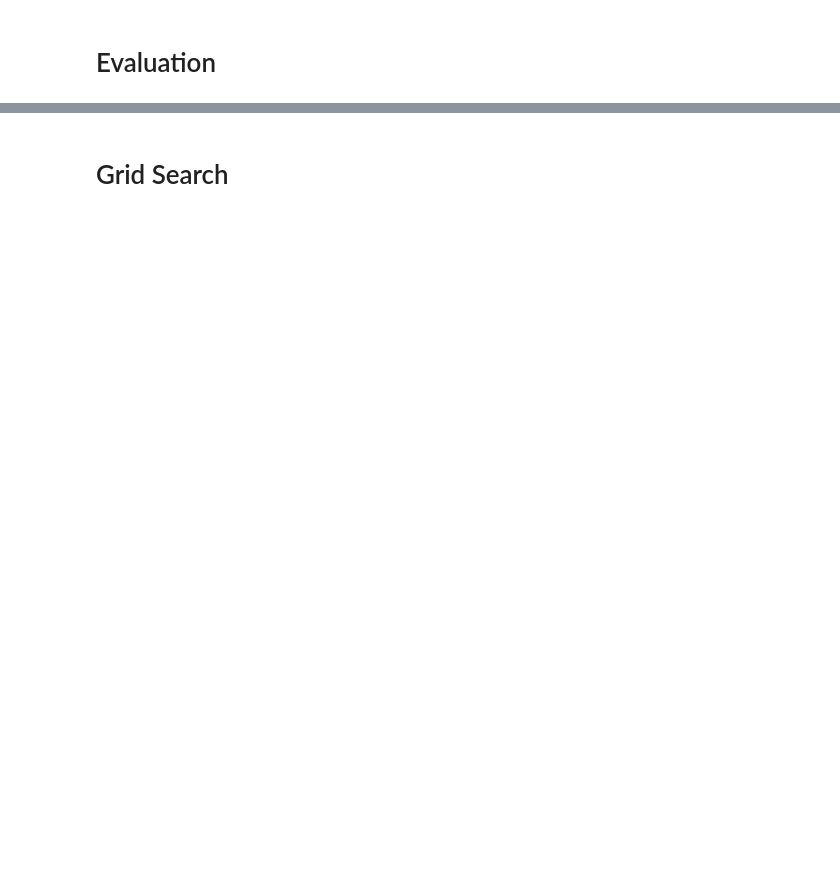
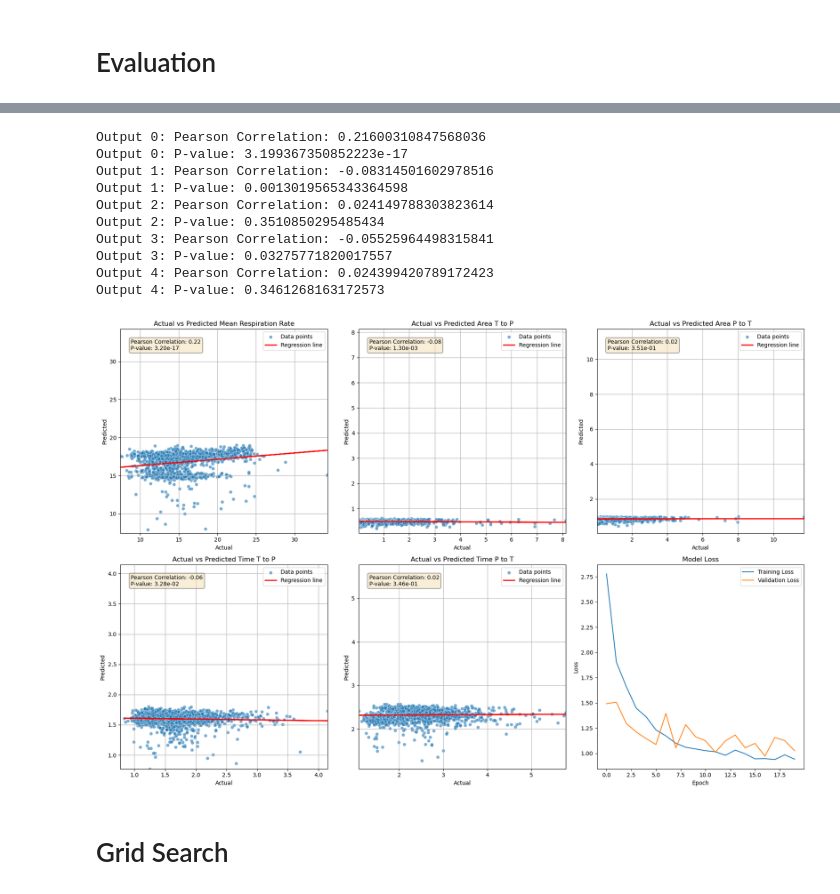
Before and after one commit to mkucukos/ECG-based-respiratory-predictions, a Jupyter notebook: model_build.ipynb, the cells around one changed output, grey strips where cells are left out. Cells and saved outputs as stored; diff of their text form; code cells hidden in the pictures; blank space fills up the shorter version.

```diff
--- a/model_build.ipynb
+++ b/model_build.ipynb
@@ -668,6 +358,6 @@ Epoch 33: ReduceLROnPlateau reducing learning rate to 0.0002500000118743628.
 # %% [markdown]
 # Evaluation
 # %%
-Y_pred = model.predict([X_test,X_test_wavelet,X_test_feature],verbose = 1)
+Y_pred = model.predict(X_test,verbose = 1)
 Y_pred
 # %% [output]
@@ -884,3 +434,68 @@ np.unique(test_subject_id)
+# %%
+from scipy.stats import pearsonr, linregress
+
+# Initialize the figure and subplots
+fig, axes = plt.subplots(2, 3, figsize=(18, 12))
+axes = axes.flatten()
+output_names = ['Mean Respiration Rate', 'Area T to P', 'Area P to T', 'Time T to P', 'Time P to T']
+
+
+for i in range(5):
+    # Calculate the Pearson correlation coefficient
+    correlation, p_value = pearsonr(Y_test[:,i], Y_pred[i].flatten())
+    print(f"Output {i}: Pearson Correlation: {correlation}")
+    print(f"Output {i}: P-value: {p_value}")
+
+    # Create scatter plot
+    axes[i].scatter(Y_test[:,i], Y_pred[i].flatten(), alpha=0.6, edgecolors='w', linewidth=0.5, label='Data points')
+
+    # Calculate the regression line
+    slope, intercept, r_value, p_value, std_err = linregress(Y_test[:,i], Y_pred[i].flatten())
+    regression_line = slope * Y_test[:,i] + intercept
+    axes[i].plot(Y_test[:,i], regression_line, color='red', linewidth=2, label='Regression line')
+
+    axes[i].set_title(f'Actual vs Predicted {output_names[i]}')
+    axes[i].set_xlabel('Actual')
+    axes[i].set_ylabel('Predicted')
+    axes[i].grid(True)
+    axes[i].legend()
+
+    # Add text box with correlation and p-value
+    textstr = f'Pearson Correlation: {correlation:.2f}\nP-value: {p_value:.2e}'
+    props = dict(boxstyle='round', facecolor='wheat', alpha=0.5)
+    axes[i].text(0.05, 0.95, textstr, transform=axes[i].transAxes, fontsize=10,
+                 verticalalignment='top', bbox=props)
+
+axes[5].plot(history.history['loss'], label='Training Loss')
+axes[5].plot(history.history['val_loss'], label='Validation Loss')
+axes[5].set_title('Model Loss')
+axes[5].set_ylabel('Loss')
+axes[5].set_xlabel('Epoch')
+axes[5].legend(loc='upper right')
+
+
+# Adjust layout to prevent overlap
+plt.tight_layout()
+
+# Ensure x and y axes have the same scale
+for i, ax in enumerate(axes):
+    if i < len(output_names):
+        ax.set_xlim([min(Y_test[:,i].min(), Y_pred[i].min()), max(Y_test[:,i].max(), Y_pred[i].max())])
+        ax.set_ylim([min(Y_test[:,i].min(), Y_pred[i].min()), max(Y_test[:,i].max(), Y_pred[i].max())])
+
+plt.show()
+# %% [output]
+Output 0: Pearson Correlation: 0.21600310847568036
+Output 0: P-value: 3.199367350852223e-17
+Output 1: Pearson Correlation: -0.08314501602978516
+Output 1: P-value: 0.0013019565343364598
+Output 2: Pearson Correlation: 0.024149788303823614
+Output 2: P-value: 0.3510850295485434
+Output 3: Pearson Correlation: -0.05525964498315841
+Output 3: P-value: 0.03275771820017557
+Output 4: Pearson Correlation: 0.024399420789172423
+Output 4: P-value: 0.3461268163172573
+[figure, added]
 # %% [markdown]
 # Grid Search
 # %%
```
Also changed, not shown: parts of 36 cells of this notebook, 4 other files.
